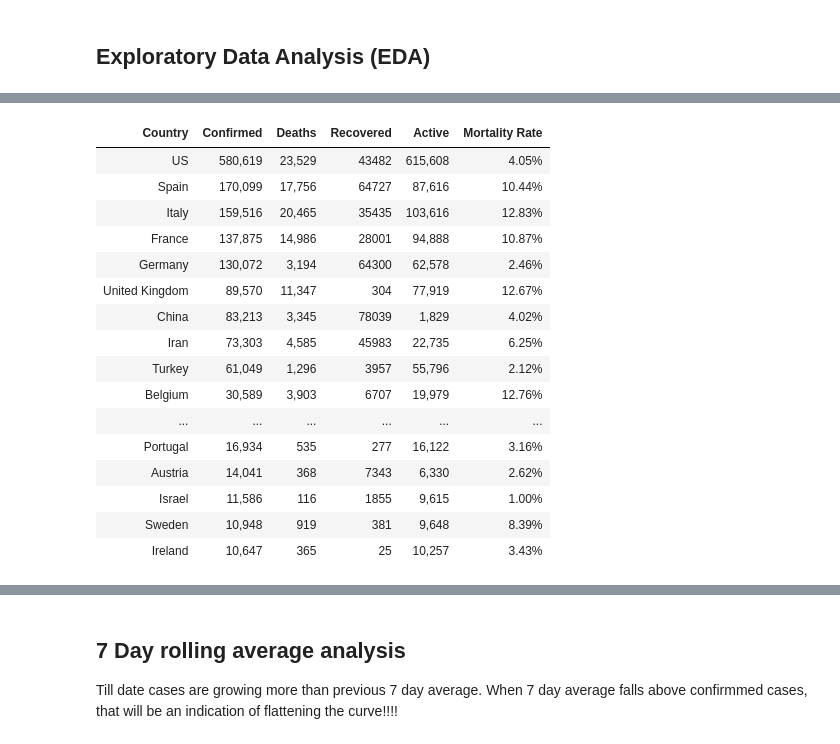
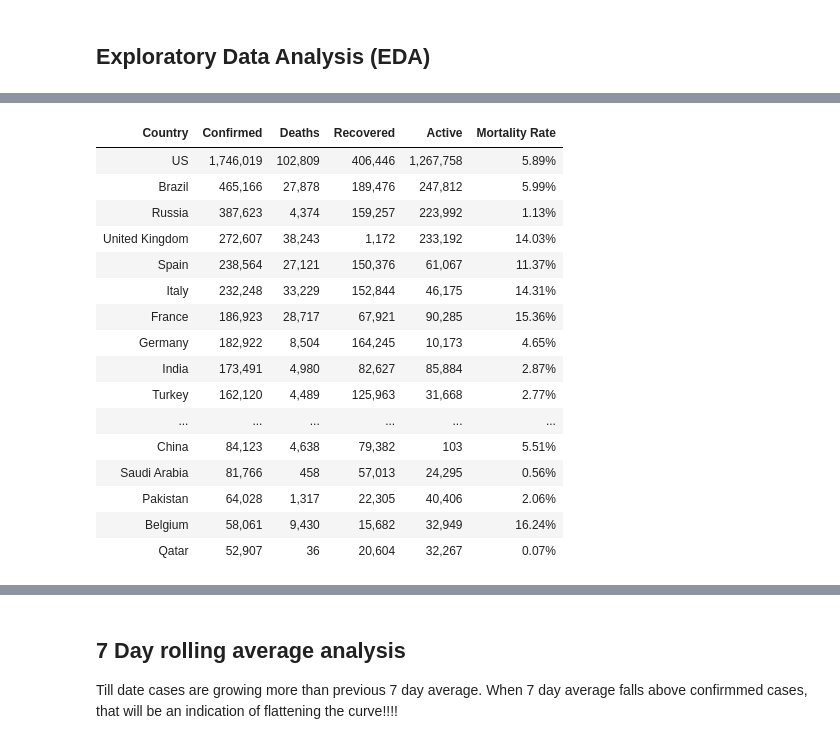
Before and after one commit to cvipin/COVID-19, a Jupyter notebook: covid-19-analysis-and-forecast.ipynb, the cells around one changed output, grey strips where cells are left out. Saved outputs shown, nothing was run; the diff lists cells and outputs as text; code cells hidden in the pictures.

```diff
--- a/covid-19-analysis-and-forecast.ipynb
+++ b/covid-19-analysis-and-forecast.ipynb
@@ -141,31 +166,31 @@ plt.show()
 # %%
 # Current Top 20 countries by confirmed cases
 #country_list_df=daily_data.groupby(["Country_Region"])["Confirmed"].sum().reset_index()
 #country_list_df=country_list_df.sort_values(by="Confirmed", ascending=False, axis=0)["Country_Region"]
 daily_cases_df=daily_data.groupby(by="Country_Region").sum()[['Confirmed', 'Deaths', 'Recovered', 'Active']].reset_index()
 daily_cases_df.rename(columns = {'Country_Region':'Country'}, inplace = True)
 daily_cases_df=daily_cases_df.sort_values(by="Confirmed", ascending=False)
 daily_cases_df['Mortality Rate'] = daily_cases_df["Deaths"]/daily_cases_df["Confirmed"]
 
-daily_cases_df.nlargest(20, columns="Confirmed").style.background_gradient(cmap='rainbow').format({'Confirmed': '{:,}', 'Deaths': '{:,}', 'Recoveries': '{:,}', 'Active': '{:,}', 'Mortality Rate': "{:.2%}"}).hide_index()
+daily_cases_df.nlargest(20, columns="Confirmed").style.background_gradient(cmap='rainbow').format({'Confirmed': '{:,}', 'Deaths': '{:,}', 'Recovered': '{:,}', 'Active': '{:,}', 'Mortality Rate': "{:.2%}"}).hide_index()
 # %% [output]
 | Country | Confirmed | Deaths | Recovered | Active | Mortality Rate |
-| US | 580,619 | 23,529 | 43482 | 615,608 | 4.05% |
-| Spain | 170,099 | 17,756 | 64727 | 87,616 | 10.44% |
-| Italy | 159,516 | 20,465 | 35435 | 103,616 | 12.83% |
-| France | 137,875 | 14,986 | 28001 | 94,888 | 10.87% |
-| Germany | 130,072 | 3,194 | 64300 | 62,578 | 2.46% |
-| United Kingdom | 89,570 | 11,347 | 304 | 77,919 | 12.67% |
-| China | 83,213 | 3,345 | 78039 | 1,829 | 4.02% |
-| Iran | 73,303 | 4,585 | 45983 | 22,735 | 6.25% |
-| Turkey | 61,049 | 1,296 | 3957 | 55,796 | 2.12% |
-| Belgium | 30,589 | 3,903 | 6707 | 19,979 | 12.76% |
+| US | 1,746,019 | 102,809 | 406,446 | 1,267,758 | 5.89% |
+| Brazil | 465,166 | 27,878 | 189,476 | 247,812 | 5.99% |
+| Russia | 387,623 | 4,374 | 159,257 | 223,992 | 1.13% |
+| United Kingdom | 272,607 | 38,243 | 1,172 | 233,192 | 14.03% |
+| Spain | 238,564 | 27,121 | 150,376 | 61,067 | 11.37% |
+| Italy | 232,248 | 33,229 | 152,844 | 46,175 | 14.31% |
+| France | 186,923 | 28,717 | 67,921 | 90,285 | 15.36% |
+| Germany | 182,922 | 8,504 | 164,245 | 10,173 | 4.65% |
+| India | 173,491 | 4,980 | 82,627 | 85,884 | 2.87% |
+| Turkey | 162,120 | 4,489 | 125,963 | 31,668 | 2.77% |
 | ... | ... | ... | ... | ... | ... |
-| Portugal | 16,934 | 535 | 277 | 16,122 | 3.16% |
-| Austria | 14,041 | 368 | 7343 | 6,330 | 2.62% |
-| Israel | 11,586 | 116 | 1855 | 9,615 | 1.00% |
-| Sweden | 10,948 | 919 | 381 | 9,648 | 8.39% |
-| Ireland | 10,647 | 365 | 25 | 10,257 | 3.43% |
+| China | 84,123 | 4,638 | 79,382 | 103 | 5.51% |
+| Saudi Arabia | 81,766 | 458 | 57,013 | 24,295 | 0.56% |
+| Pakistan | 64,028 | 1,317 | 22,305 | 40,406 | 2.06% |
+| Belgium | 58,061 | 9,430 | 15,682 | 32,949 | 16.24% |
+| Qatar | 52,907 | 36 | 20,604 | 32,267 | 0.07% |
 # %%
 import seaborn as sns
 
```
Also changed, not shown: parts of 13 cells of this notebook.
